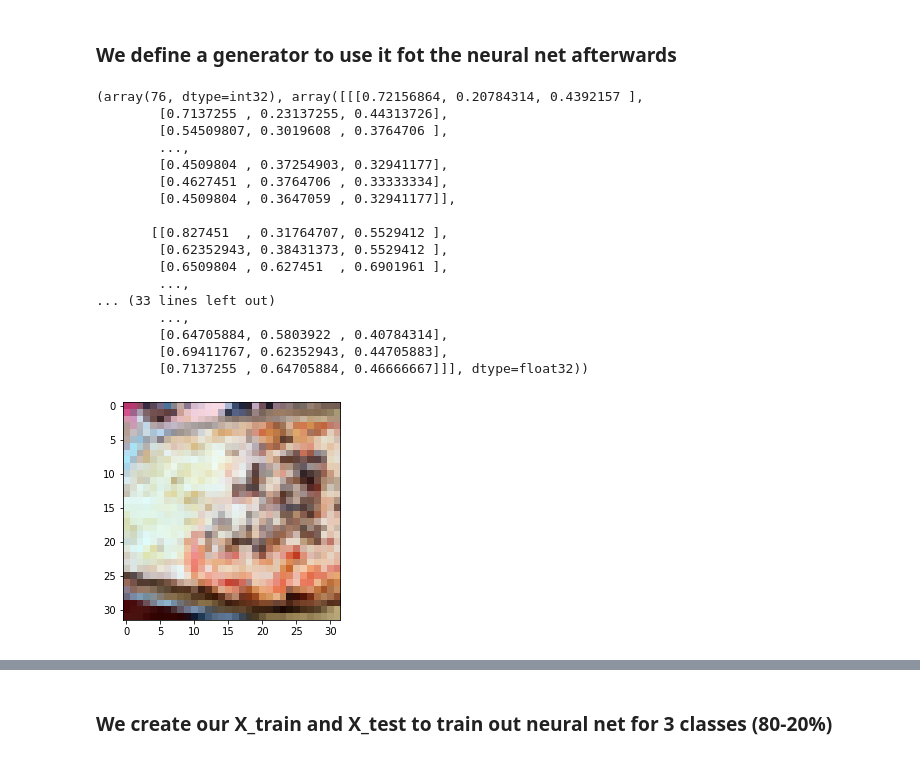
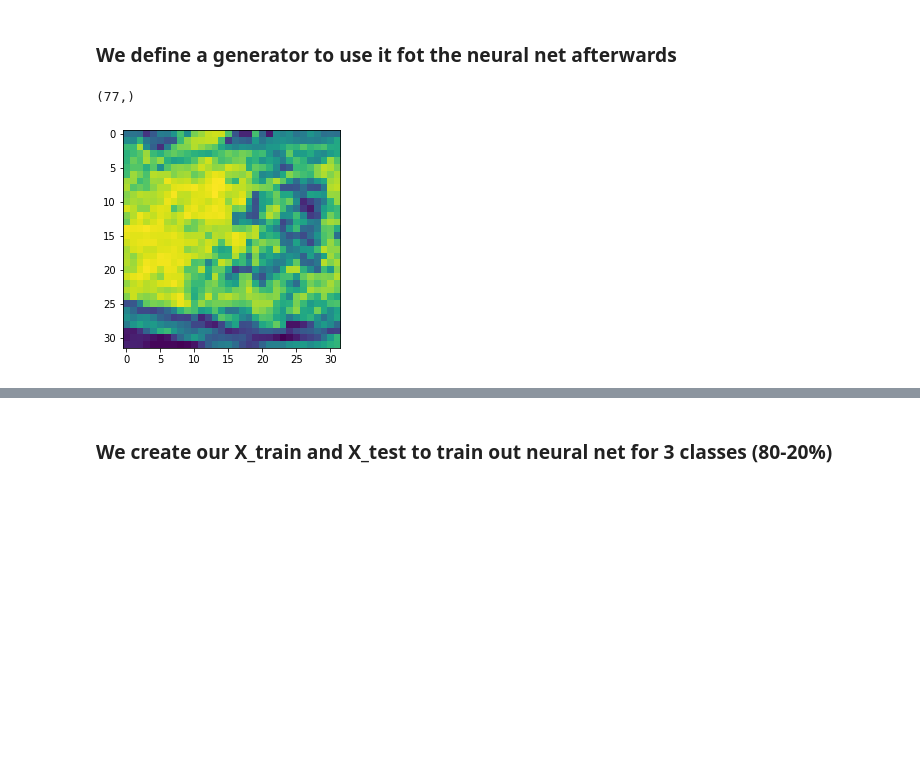
Before and after one commit to silviaherf/foodie_api, a Jupyter notebook: src/image_processing_part.ipynb, the cells around one changed output, grey strips where cells are left out. Cells and saved outputs as stored; diff of their text form; code cells hidden in the pictures; blank space fills up the shorter version.

Commit message:
intento mejorar con categorical generador, pero queda a medias

```diff
--- a/src/image_processing_part.ipynb
+++ b/src/image_processing_part.ipynb
@@ -126,36 +129,20 @@ def dataset(label,clases,path="../input/images"):
     def genImg():
         for im in glob.glob(f"{path}/{label}/*.jpg"):
             img = cv2.imread(im)
-            img2 = cv2.cvtColor(img,cv2.COLOR_BGR2RGB)
+            img2 = cv2.cvtColor(img,cv2.COLOR_BGR2GRAY)
             dim=(32,32)
             image=cv2.resize(img2, dim,interpolation=cv2.INTER_AREA)
             clase=clases[label]
-            yield np.array(clase).astype('int32'),np.array(image).astype('float32')/255
+            yield (np.array(image).astype('float32')/255,to_categorical(np.array(clase).astype('int32')))
     return genImg
 # %%
 images=dataset(label='pizza',clases=clases)
 for _ in range(5):
     plt.figure()
-    plt.imshow(next(images())[1])
-    print(next(images()))
+    plt.imshow(next(images())[0])
+    print((next(images()))[1].shape)
     break
 # %% [output]
-(array(76, dtype=int32), array([[[0.72156864, 0.20784314, 0.4392157 ],
-        [0.7137255 , 0.23137255, 0.44313726],
-        [0.54509807, 0.3019608 , 0.3764706 ],
-        ...,
-        [0.4509804 , 0.37254903, 0.32941177],
-        [0.4627451 , 0.3764706 , 0.33333334],
-        [0.4509804 , 0.3647059 , 0.32941177]],
-
-       [[0.827451  , 0.31764707, 0.5529412 ],
-        [0.62352943, 0.38431373, 0.5529412 ],
-        [0.6509804 , 0.627451  , 0.6901961 ],
-        ...,
-... (33 lines left out)
-        ...,
-        [0.64705884, 0.5803922 , 0.40784314],
-        [0.69411767, 0.62352943, 0.44705883],
-        [0.7137255 , 0.64705884, 0.46666667]]], dtype=float32))
+(77,)
-[figure, old version]
+[figure, new version]
 # %%
```
Also changed, not shown: parts of 10 cells of this notebook.
